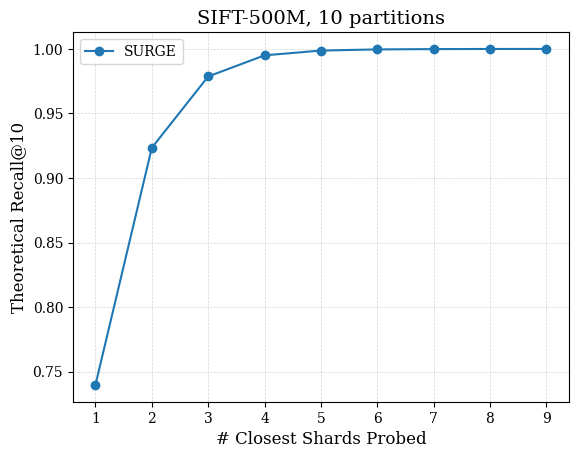
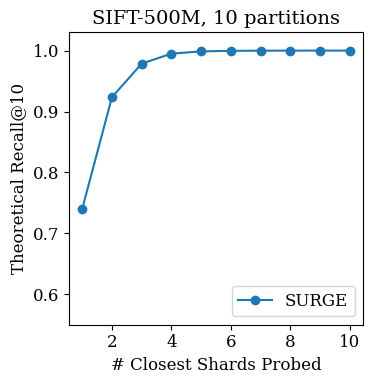
Unified diff of the notebook cell whose output changed from the first chart to the second:
--- before
+++ after
@@ -1,10 +1,17 @@
+plt.figure(figsize=(4, 4))
+
 plt.plot(bigann_500M_surge[bigann_500M_surge["mode"] == "nprobe"]["param"],
          bigann_500M_surge[bigann_500M_surge["mode"] == "nprobe"]["recall"], label="SURGE", marker="o")
 
-plt.grid(True, which="both", linestyle="--", linewidth=0.5)
+# plt.grid(True, which="both", linestyle="--", linewidth=0.5)
 
 plt.xlabel("# Closest Shards Probed")
 plt.ylabel("Theoretical Recall@10")
 plt.title("SIFT-500M, 10 partitions")
-plt.legend()
+plt.legend(loc="lower right")
+
+# plt.yticks(np.round(plt.yticks()[0], decimals=1))
+plt.tight_layout()
+plt.ylim(0.55, 1.03)
+
 plt.savefig("sift500_theoretical_recall_vs_nprobe.pdf", bbox_inches="tight")

Commit: new fig 1 plots